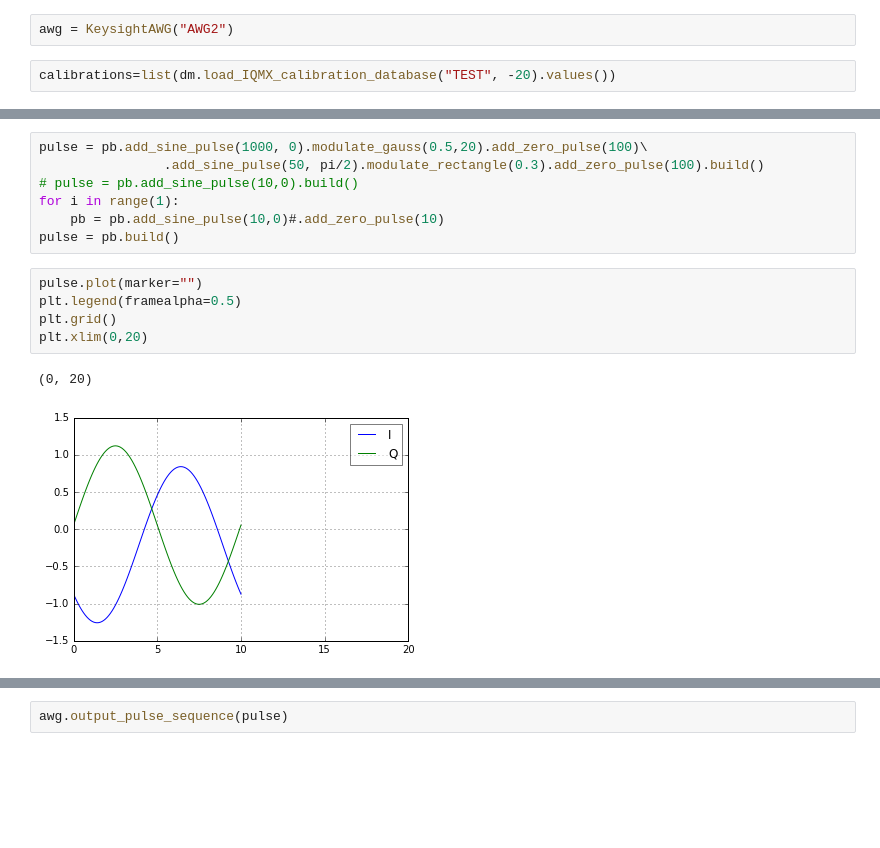
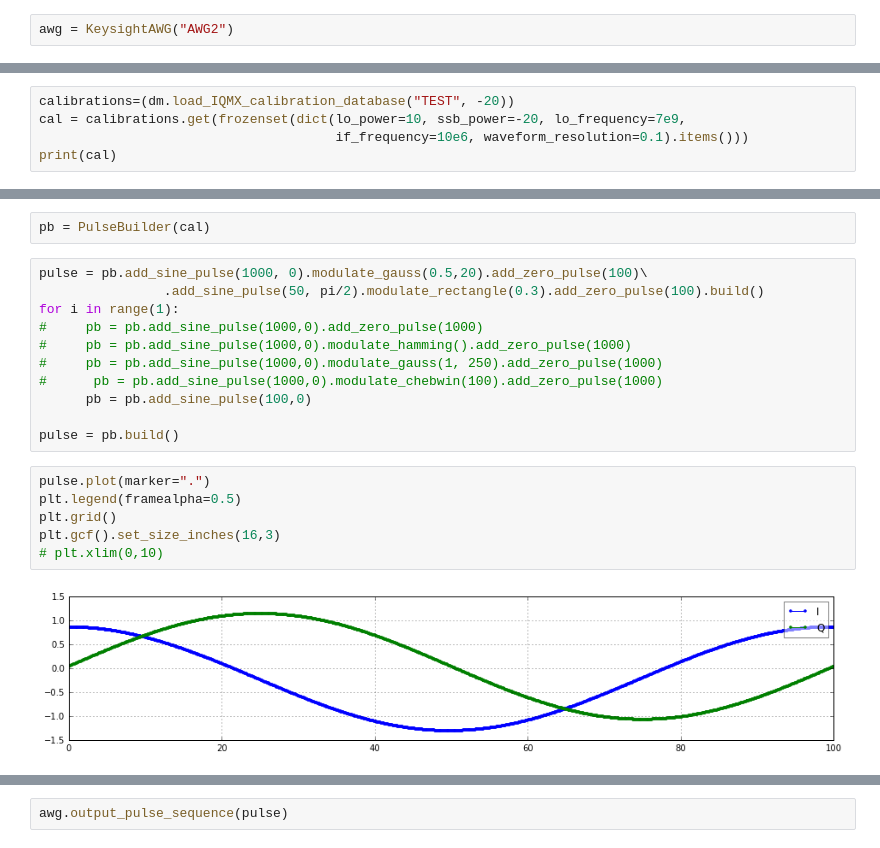
Before and after one commit to niobiumpro/Measurement-automation, a Jupyter notebook: Time-domain qubit measurements.ipynb, the cells around one changed output, grey strips where cells are left out. Cells and saved outputs as stored; diff of their text form; blank space fills up the shorter version.

```diff
--- a/Time-domain qubit measurements.ipynb
+++ b/Time-domain qubit measurements.ipynb
@@ -17,4 +16,2 @@ from drivers.E8257D import E8257D
 # %%
 awg = KeysightAWG("AWG2")
-# %%
-calibrations=list(dm.load_IQMX_calibration_database("TEST", -20).values())
@@ -37,0 +18,5 @@ pb = PulseBuilder(calibrations[0], 0.1)
+# %%
+calibrations=(dm.load_IQMX_calibration_database("TEST", -20))
+cal = calibrations.get(frozenset(dict(lo_power=10, ssb_power=-20, lo_frequency=7e9,
+                                      if_frequency=10e6, waveform_resolution=0.1).items()))
+print(cal)
@@ -38,15 +31,21 @@ pb = PulseBuilder(calibrations[0], 0.1)
+# %%
+pb = PulseBuilder(cal)
 # %%
 pulse = pb.add_sine_pulse(1000, 0).modulate_gauss(0.5,20).add_zero_pulse(100)\
                 .add_sine_pulse(50, pi/2).modulate_rectangle(0.3).add_zero_pulse(100).build()
-# pulse = pb.add_sine_pulse(10,0).build()
 for i in range(1):
-    pb = pb.add_sine_pulse(10,0)#.add_zero_pulse(10)
+#     pb = pb.add_sine_pulse(1000,0).add_zero_pulse(1000)
+#     pb = pb.add_sine_pulse(1000,0).modulate_hamming().add_zero_pulse(1000)
+#     pb = pb.add_sine_pulse(1000,0).modulate_gauss(1, 250).add_zero_pulse(1000)
+#      pb = pb.add_sine_pulse(1000,0).modulate_chebwin(100).add_zero_pulse(1000)
+      pb = pb.add_sine_pulse(100,0)
+
 pulse = pb.build()
 # %%
-pulse.plot(marker="")
+pulse.plot(marker=".")
 plt.legend(framealpha=0.5)
 plt.grid()
-plt.xlim(0,20)
+plt.gcf().set_size_inches(16,3)
+# plt.xlim(0,10)
 # %% [output]
-(0, 20)
-[figure, old version]
+[figure, new version]
```
Also changed, not shown: parts of 40 cells of this notebook, 15 other files.
